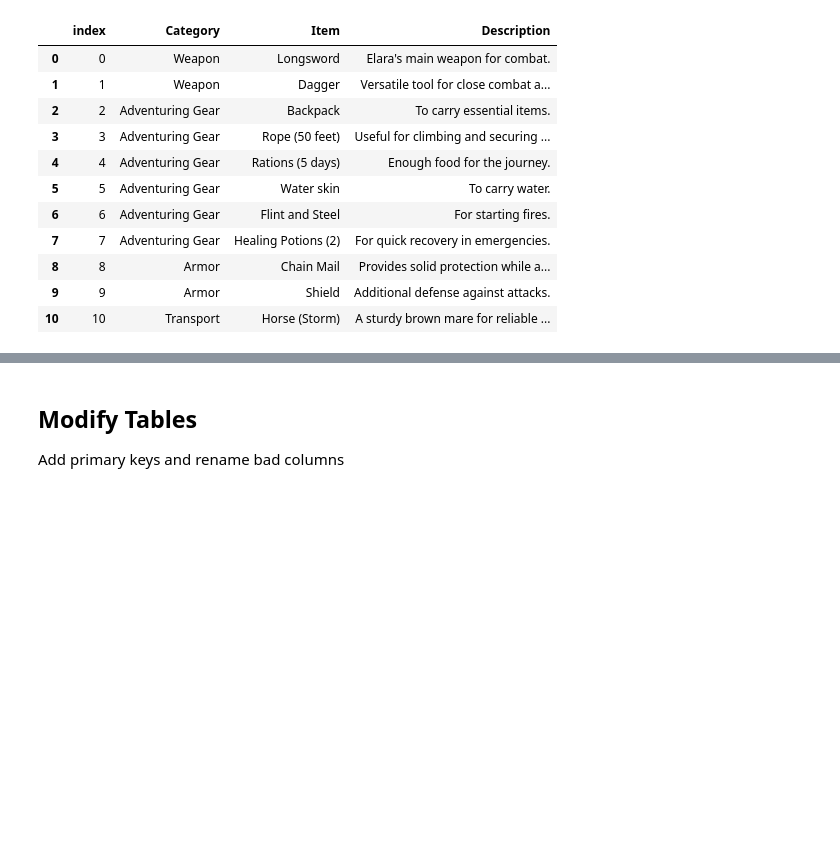
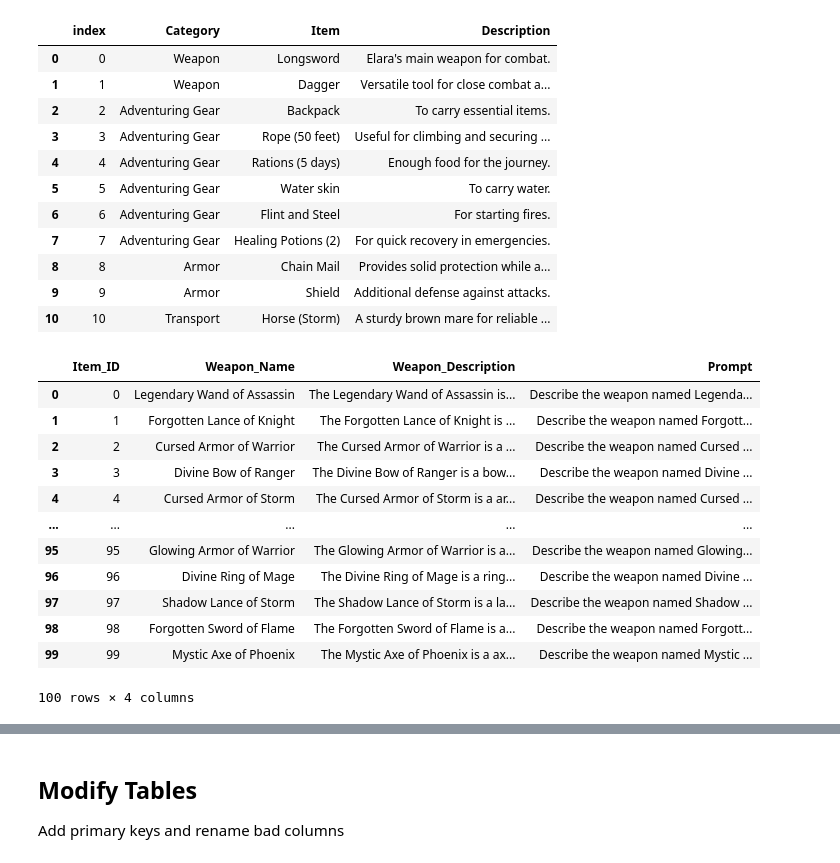
Before and after one commit to kdai11830/ll-dm, a Jupyter notebook: database_creation.ipynb, the cells around one changed output, grey strips where cells are left out. Saved outputs shown, nothing was run; the diff lists cells and outputs as text; code cells hidden in the pictures; blank space fills up the shorter version.

```diff
--- a/database_creation.ipynb
+++ b/database_creation.ipynb
@@ -42,6 +43,17 @@ TREASURES
 MONSTERS
 PLOT
 LOGS
+# %%
+# run query and return pandas dataframe
+def run_query(db, query):
+    try:
+        df = pd.read_sql_query(query, db)
+        return df
+    # not a select statement
+    except TypeError:
+        cursor = db.cursor()
+        cursor.execute(query)
+        return
 # %%
 # add campaign table
 query = '''CREATE TABLE IF NOT EXISTS CAMPAIGN (
@@ -66,16 +78,5 @@ print(cursor.fetchall())
 # %% [markdown]
 ## Data Check
-# %%
-# run query and return pandas dataframe
-def run_query(db, query):
-    try:
-        df = pd.read_sql_query(query, db)
-        return df
-    # not a select statement
-    except TypeError:
-        cursor = db.cursor()
-        cursor.execute(sql_query)
-        return
 # %%
 query = '''
 SELECT * FROM CHARACTER_SHEET
@@ -102,6 +103,25 @@ run_query(db, query)
 | 8 | 8 | Armor | Chain Mail | Provides solid protection while a... |
 | 9 | 9 | Armor | Shield | Additional defense against attacks. |
 | 10 | 10 | Transport | Horse (Storm) | A sturdy brown mare for reliable ... |
+# %%
+query = '''
+SELECT * FROM WORLD_ITEMS
+'''
+run_query(db, query)
+# %% [output]
+|  | Item_ID | Weapon_Name | Weapon_Description | Prompt |
+| 0 | 0 | Legendary Wand of Assassin | The Legendary Wand of Assassin is... | Describe the weapon named Legenda... |
+| 1 | 1 | Forgotten Lance of Knight | The Forgotten Lance of Knight is ... | Describe the weapon named Forgott... |
+| 2 | 2 | Cursed Armor of Warrior | The Cursed Armor of Warrior is a ... | Describe the weapon named Cursed ... |
+| 3 | 3 | Divine Bow of Ranger | The Divine Bow of Ranger is a bow... | Describe the weapon named Divine ... |
+| 4 | 4 | Cursed Armor of Storm | The Cursed Armor of Storm is a ar... | Describe the weapon named Cursed ... |
+| ... | ... | ... | ... | ... |
+| 95 | 95 | Glowing Armor of Warrior | The Glowing Armor of Warrior is a... | Describe the weapon named Glowing... |
+| 96 | 96 | Divine Ring of Mage | The Divine Ring of Mage is a ring... | Describe the weapon named Divine ... |
+| 97 | 97 | Shadow Lance of Storm | The Shadow Lance of Storm is a la... | Describe the weapon named Shadow ... |
+| 98 | 98 | Forgotten Sword of Flame | The Forgotten Sword of Flame is a... | Describe the weapon named Forgott... |
+| 99 | 99 | Mystic Axe of Phoenix | The Mystic Axe of Phoenix is a ax... | Describe the weapon named Mystic ... |
+100 rows × 4 columns
 # %%
 query = '''
 SELECT * FROM SETTINGS
```
Also changed, not shown: parts of 13 cells of this notebook, 5 other files.
